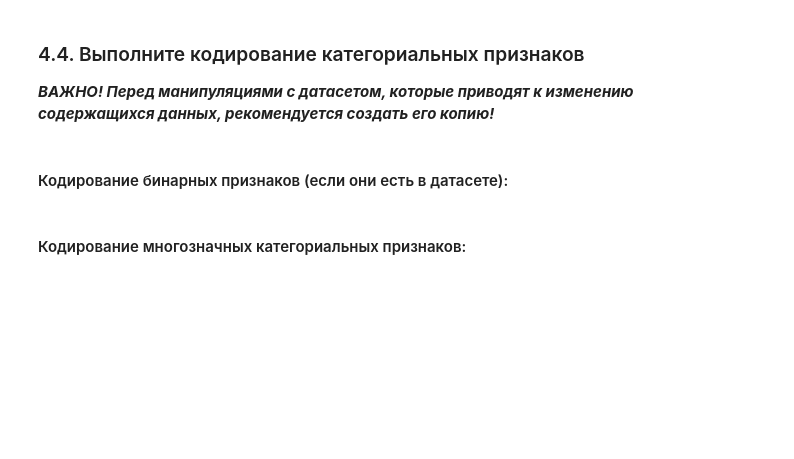
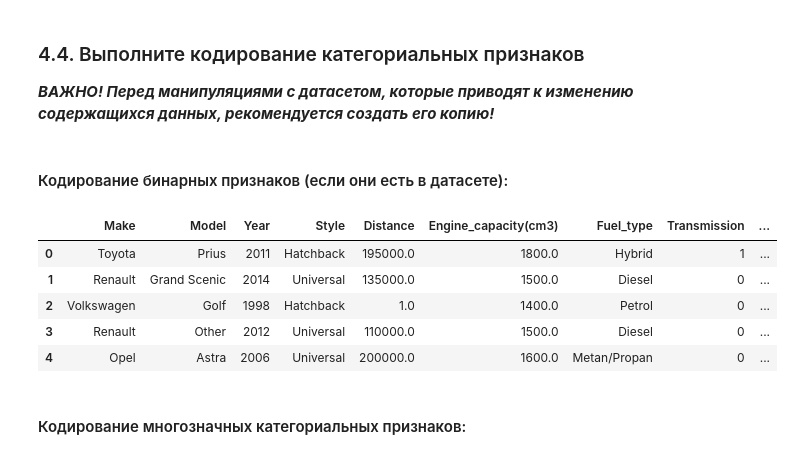
Before and after one commit to Mshkss/Study, a Jupyter notebook: Python/AI basics/P2/Task2_Сars_Empty.ipynb, the cells around one changed output. Saved outputs shown, nothing was run; the diff lists cells and outputs as text; code cells hidden in the pictures; blank space fills up the shorter version.

```diff
--- a/Python/AI basics/P2/Task2_Сars_Empty.ipynb
+++ b/Python/AI basics/P2/Task2_Сars_Empty.ipynb
@@ -153,0 +165,18 @@ dtype: object
+# %%
+dataset = data.copy()
+
+top_n = 28  # top28
+top_makes = dataset["Make"].value_counts().nlargest(top_n).index
+dataset["Make"] = dataset["Make"].apply(lambda x: x if x in top_makes else "Other")
+
+top_n = 60  # например, топ-40 моделей
+top_models = dataset["Model"].value_counts().nlargest(top_n).index
+dataset["Model"] = dataset["Model"].apply(lambda x: x if x in top_models else "Other")
+
+
+categorical_columns = dataset.select_dtypes(include=["object"]).columns
+
+for column in categorical_columns:
+    print(f"Value counts for {column}:")
+    print(dataset[column].value_counts())
+    print("\n")
@@ -161,3 +206,17 @@ dtype: object
+# %%
+# здесь должен быть ваш код!
+dataset.loc[dataset["Transmission"] == "Automatic", "Transmission"] = 1
+dataset.loc[dataset["Transmission"] == "Manual", "Transmission"] = 0
+
+
+dataset.head()
+# %% [output]
+|  | Make | Model | Year | Style | Distance | Engine_capacity(cm3) | Fuel_type | Transmission | ... |
+| 0 | Toyota | Prius | 2011 | Hatchback | 195000.0 | 1800.0 | Hybrid | 1 | ... |
+| 1 | Renault | Grand Scenic | 2014 | Universal | 135000.0 | 1500.0 | Diesel | 0 | ... |
+| 2 | Volkswagen | Golf | 1998 | Hatchback | 1.0 | 1400.0 | Petrol | 0 | ... |
+| 3 | Renault | Other | 2012 | Universal | 110000.0 | 1500.0 | Diesel | 0 | ... |
+| 4 | Opel | Astra | 2006 | Universal | 200000.0 | 1600.0 | Metan/Propan | 0 | ... |
 # %% [markdown]
 #### Кодирование многозначных категориальных признаков:
 # %% [markdown]
```
Also changed, not shown: parts of 28 cells of this notebook, 1 other file.
